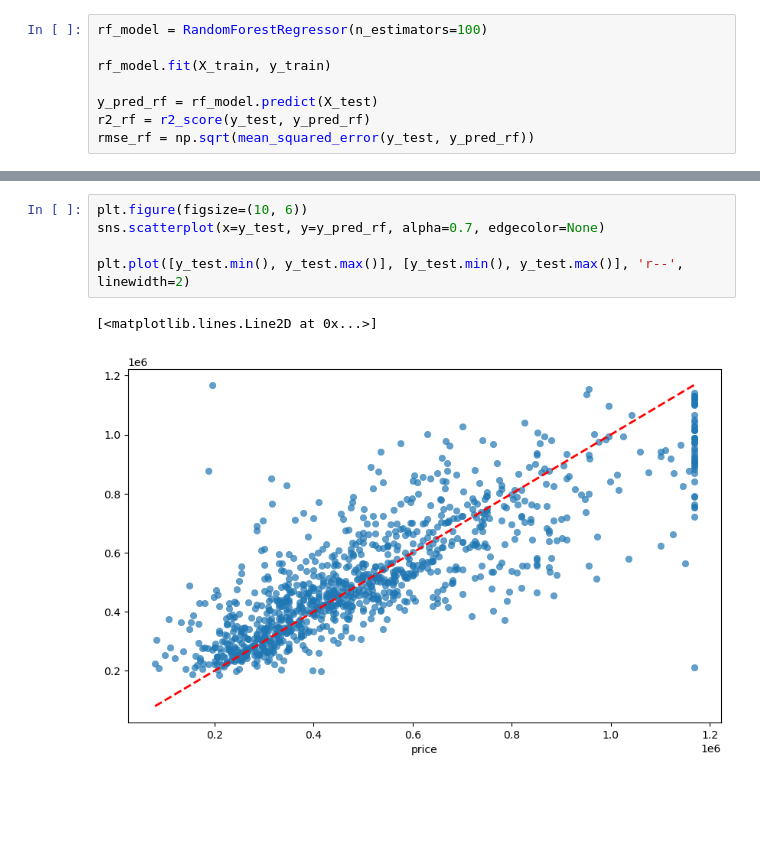
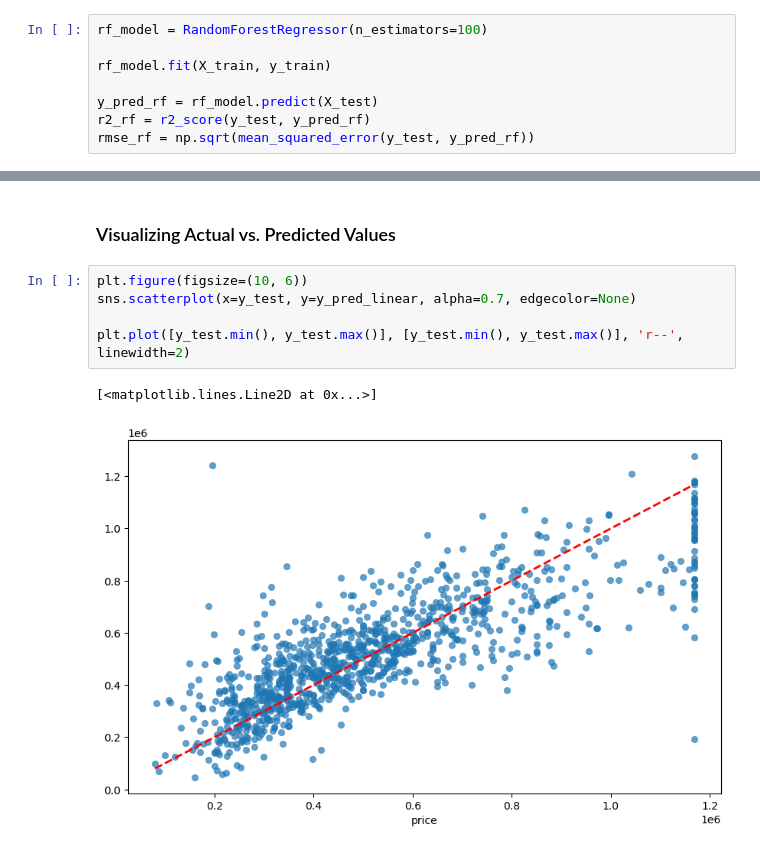
Before and after one commit to ayberkozcan/regression-exercises, a Jupyter notebook: Analyzing USA House Prices/analyzing_USA_house_prices.ipynb, the cells around one changed output, grey strips where cells are left out. Drawn from its saved outputs; the diff is of its cells as text; blank space fills up the shorter version.

```diff
--- a/Analyzing USA House Prices/analyzing_USA_house_prices.ipynb
+++ b/Analyzing USA House Prices/analyzing_USA_house_prices.ipynb
@@ -671,11 +824,13 @@ rmse_rf
+# %% [markdown]
+### Visualizing Actual vs. Predicted Values
 # %%
 plt.figure(figsize=(10, 6))
-sns.scatterplot(x=y_test, y=y_pred_rf, alpha=0.7, edgecolor=None)
+sns.scatterplot(x=y_test, y=y_pred_linear, alpha=0.7, edgecolor=None)
 
 plt.plot([y_test.min(), y_test.max()], [y_test.min(), y_test.max()], 'r--', linewidth=2)
 # %% [output]
 [<matplotlib.lines.Line2D at 0x...>]
-[figure, old version]
+[figure, new version]
 # %%
 df_plot = pd.DataFrame({
     'Index': range(len(y_test)),
```
Also changed, not shown: parts of 32 cells of this notebook.
